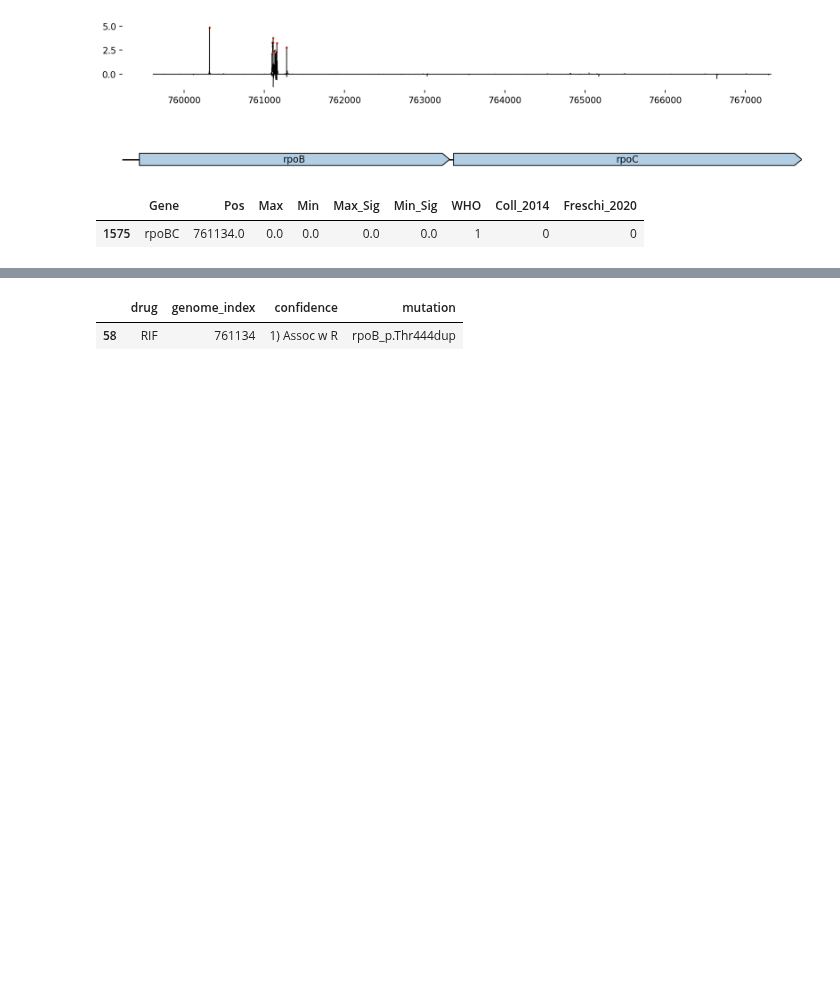
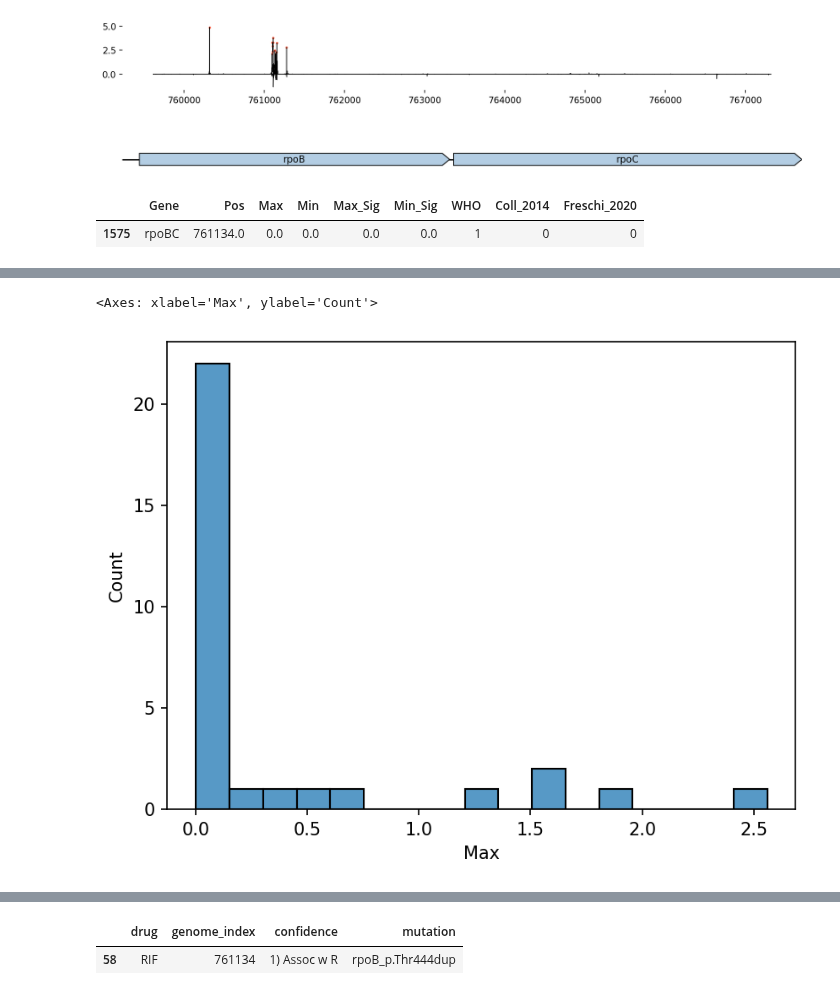
Before and after one commit to sanju99/MtbQuantCNN, a Jupyter notebook: saliency/plot_saliency.ipynb, the cells around one changed output, grey strips where cells are left out. Cells and saved outputs as stored; diff of their text form; code cells hidden in the pictures; blank space fills up the shorter version.

```diff
--- a/saliency/plot_saliency.ipynb
+++ b/saliency/plot_saliency.ipynb
@@ -87,0 +132,5 @@ RIF_rpoBC_df.query("Pos==761134")
+# %%
+sns.histplot(RIF_rpoBC_df.loc[RIF_rpoBC_df["Pos"].astype(str).str.contains("_")].query("Max_Sig == 1")["Max"])
+# %% [output]
+<Axes: xlabel='Max', ylabel='Count'>
+[figure, added]
```
Also changed, not shown: parts of 48 cells of this notebook, 16 other files.
